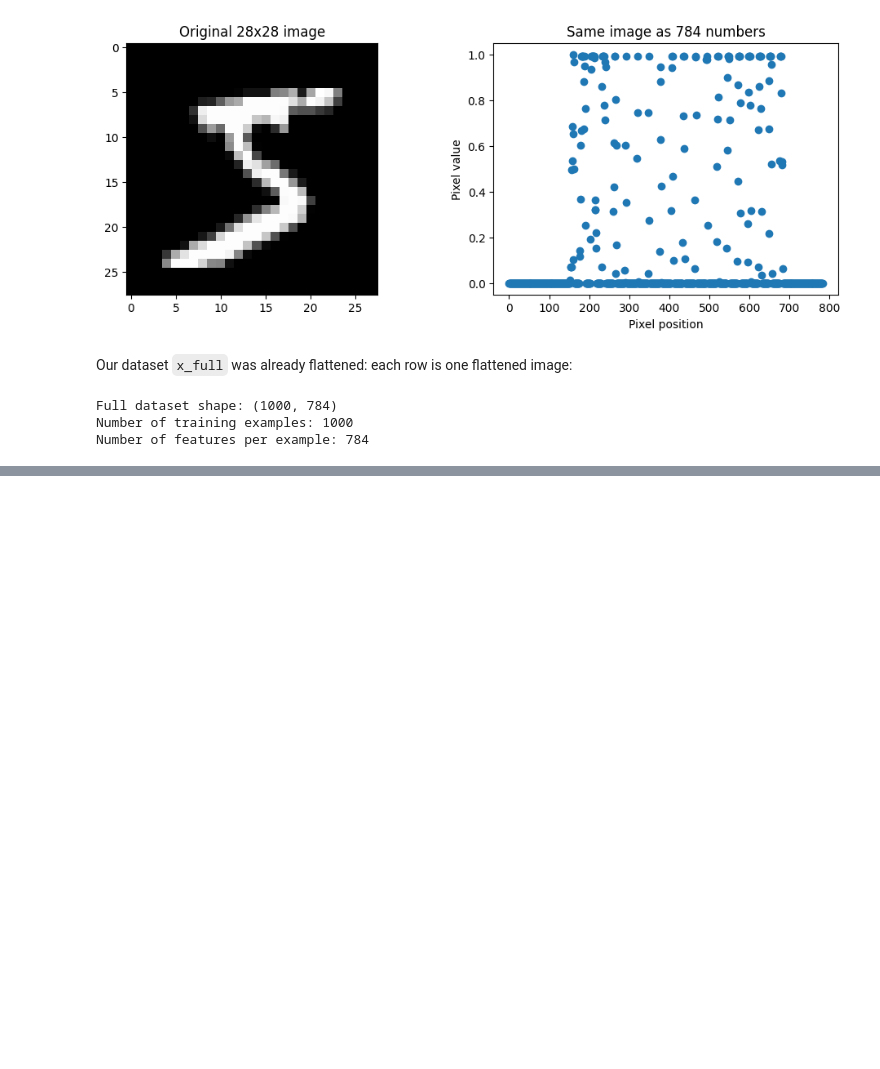
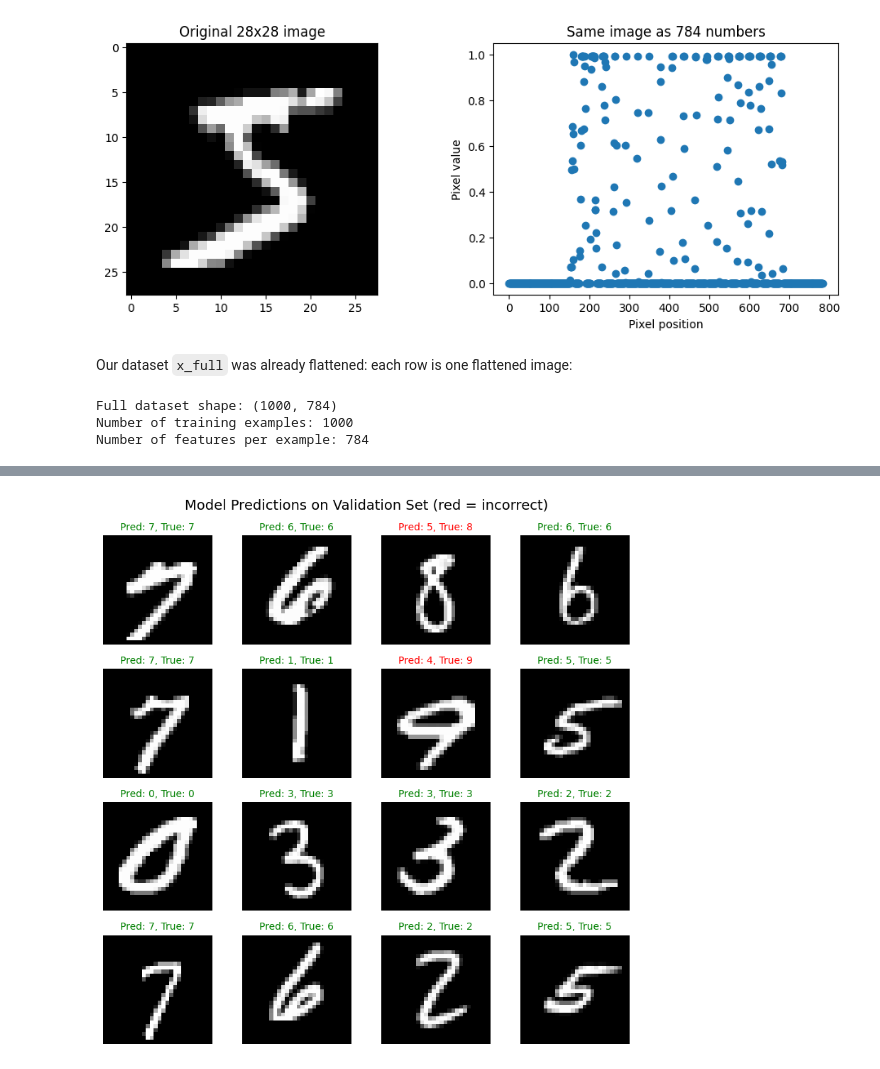
Before and after one commit to Calvin-Data-Science/cs375-376-public, a Jupyter notebook: notebooks/u06n1-mnist-torch.ipynb, the cells around one changed output, grey strips where cells are left out. Cells and saved outputs as stored; diff of their text form; code cells hidden in the pictures; blank space fills up the shorter version.

```diff
--- a/notebooks/u06n1-mnist-torch.ipynb
+++ b/notebooks/u06n1-mnist-torch.ipynb
@@ -280,0 +239,20 @@ Epoch 99: val_loss = 0.343
+# %%
+# Show predictions on validation images
+x_val_tensor = torch.tensor(x_val)
+with torch.no_grad():
+    val_logits = model(x_val_tensor)
+    val_preds = val_logits.argmax(dim=1)
+    val_probs = val_logits.softmax(dim=-1)
+
+fig, axes = plt.subplots(4, 4, figsize=(8, 8))
+for i, ax in enumerate(axes.flat):
+    ax.imshow(x_val[i].reshape(28, 28), cmap='gray')
+    pred = val_preds[i].item()
+    actual = y_val[i]
+    color = 'green' if pred == actual else 'red'
+    ax.set_title(f"Pred: {pred}, True: {actual}", color=color, fontsize=10)
+    ax.axis('off')
+fig.suptitle("Model Predictions on Validation Set (red = incorrect)", fontsize=14)
+plt.tight_layout()
+# %% [output]
+[figure, added]
```
Also changed, not shown: parts of 34 cells of this notebook, 2 other files.
